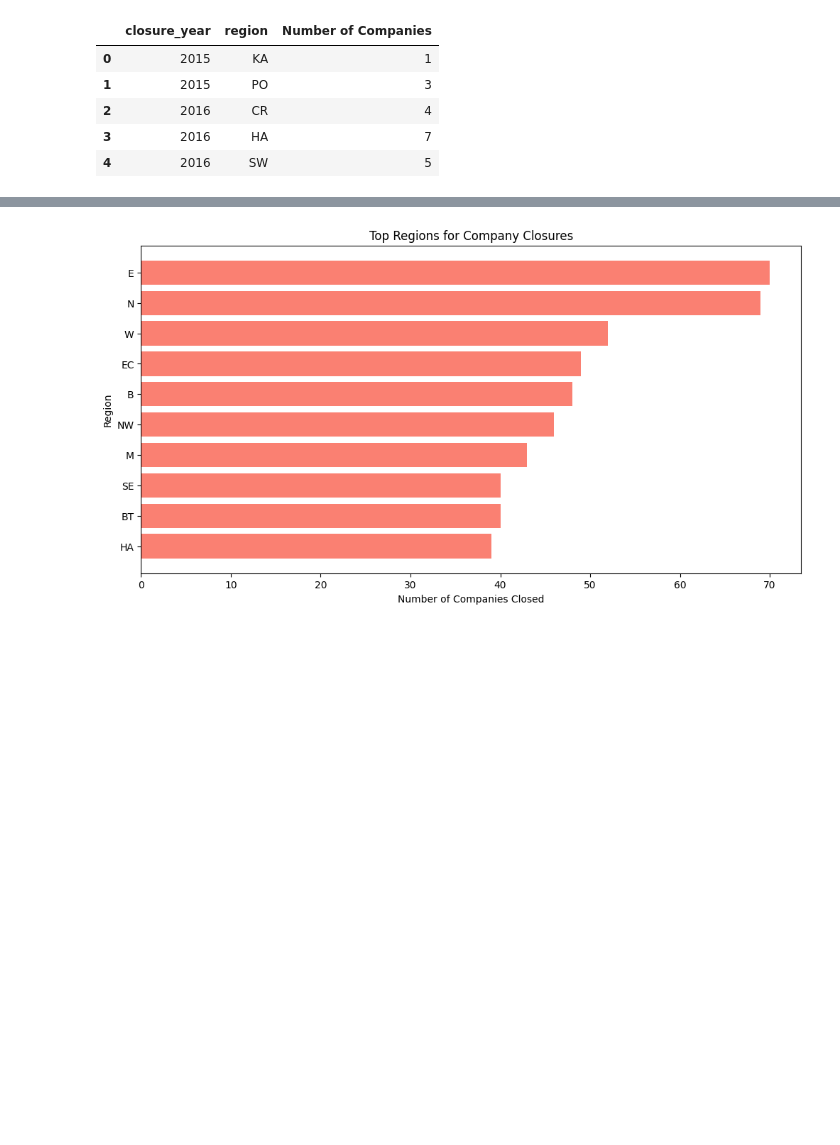
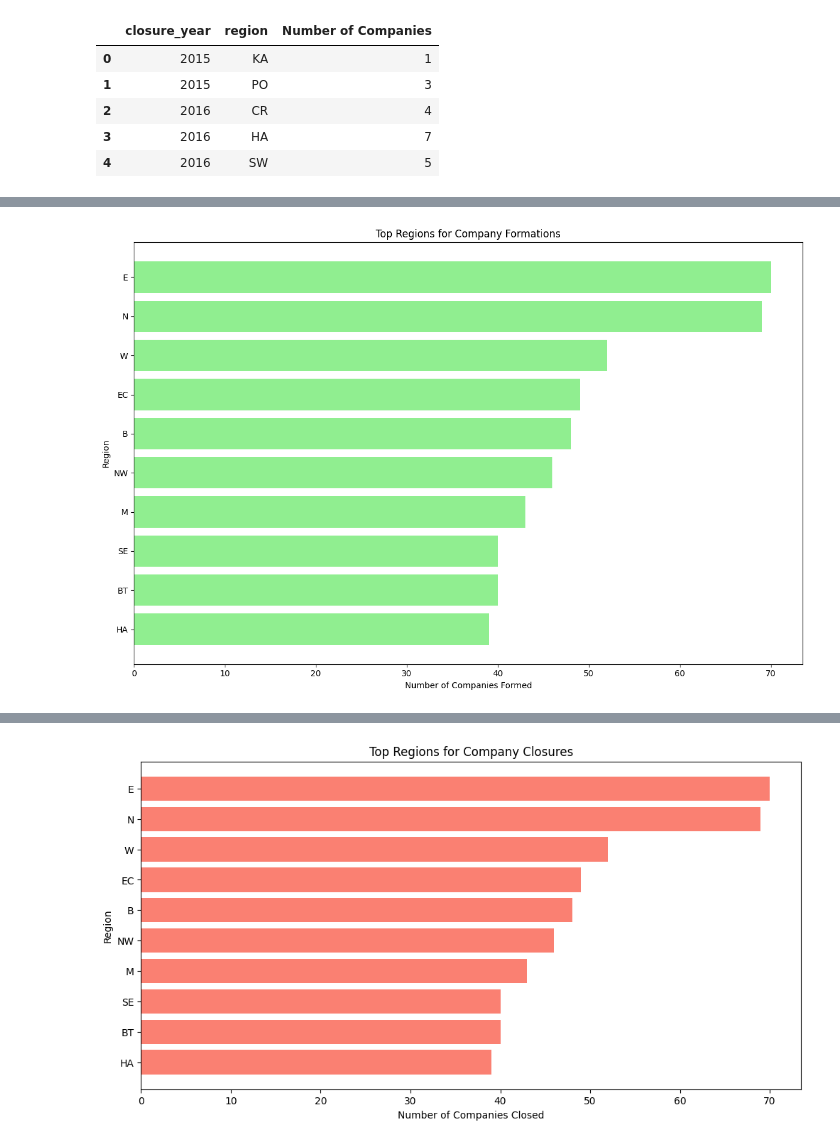
Before and after one commit to SiddharthaSangani/SiddharthaSangani, a Jupyter notebook: UKCompany.ipynb, the cells around one changed output, grey strips where cells are left out. Drawn from its saved outputs; the diff is of its cells as text; code cells hidden in the pictures; blank space fills up the shorter version.

```diff
--- a/UKCompany.ipynb
+++ b/UKCompany.ipynb
@@ -524,0 +552,12 @@ plt.show()
+# %%
+plt.figure(figsize=(12, 8))
+top_regions_formations = df_formations_grouped.groupby('region')['Number of Companies'].sum().compute().sort_values(ascending=False).head(10)
+plt.barh(top_regions_formations.index, top_regions_formations.values, color='lightgreen')
+plt.xlabel('Number of Companies Formed')
+plt.ylabel('Region')
+plt.title('Top Regions for Company Formations')
+plt.gca().invert_yaxis()
+plt.tight_layout()
+plt.show()
+# %% [output]
+[figure, added]
```
Also changed, not shown: parts of 28 cells of this notebook.
